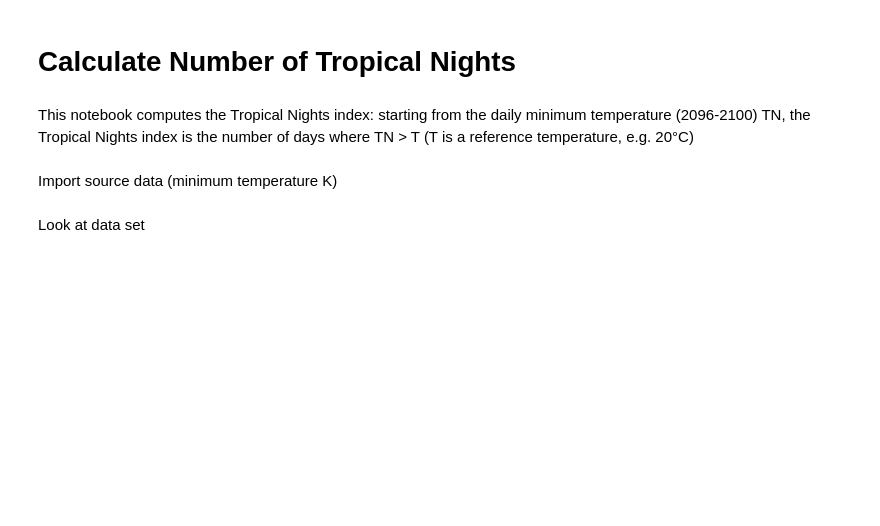
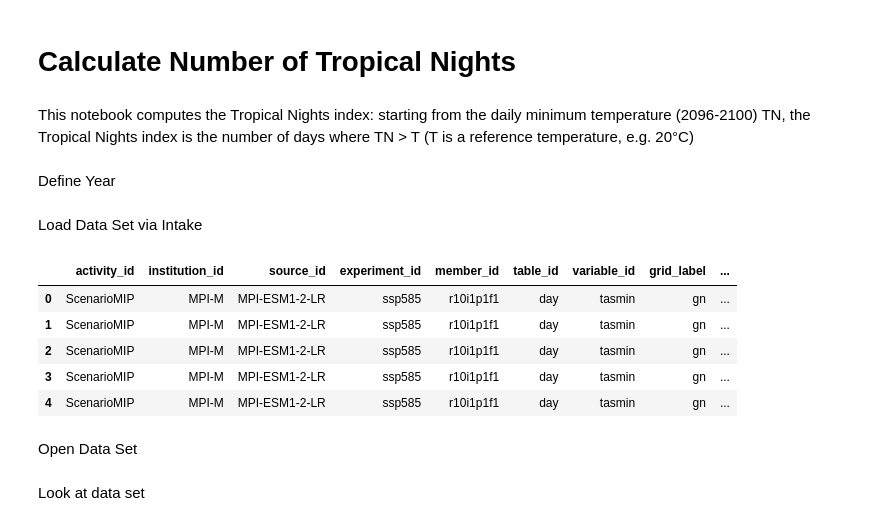
Before and after one commit to IS-ENES-Data/Climate-data-analysis-service, a Jupyter notebook: Tropical+Nights.ipynb, the cells around one changed output. Drawn from its saved outputs; the diff is of its cells as text; code cells hidden in the pictures; blank space fills up the shorter version.

```diff
--- a/Tropical+Nights.ipynb
+++ b/Tropical+Nights.ipynb
@@ -9,5 +10,5 @@ import xarray as xr
 import matplotlib.pyplot as plt
 import cartopy.crs as ccrs
 from cartopy.util import add_cyclic_point
-# %% [markdown]
-Import source data (minimum temperature K)
+# %% [markdown]
+Define Year
@@ -13,0 +17,31 @@ Import source data (minimum temperature K)
+# %% [markdown]
+Load Data Set via Intake
+# %%
+# Path to catalog descriptor on the DKRZ server
+col_url = "/work/ik1017/Catalogs/mistral-cmip6.json"
+
+# Open the catalog with the intake package and name it "col" as short for "collection"
+col = intake.open_esm_datastore(col_url)
+
+# This is how we tell intake what data we want
+
+query = dict(
+    source_id      = "MPI-ESM1-2-LR", # here we choose Max-Plack Institute's Earth Sytem Model in high resolution
+    variable_id    = "tasmin", # temperature at surface, maximum
+    table_id       = "day", # daily maximum
+    experiment_id  = "ssp585", # what we selected in the drop down menu,e.g. SSP2.4-5 2015-2100
+    member_id      = "r10i1p1f1", # "r" realization, "i" initialization, "p" physics, "f" forcing
+)
+
+# Intake looks for the query we just defined in the catalog of the CMIP6 data pool at DKRZ
+cat = col.search(**query)
+
+# Show query results
+cat.df
+# %% [output]
+|  | activity_id | institution_id | source_id | experiment_id | member_id | table_id | variable_id | grid_label | ... |
+| 0 | ScenarioMIP | MPI-M | MPI-ESM1-2-LR | ssp585 | r10i1p1f1 | day | tasmin | gn | ... |
+| 1 | ScenarioMIP | MPI-M | MPI-ESM1-2-LR | ssp585 | r10i1p1f1 | day | tasmin | gn | ... |
+| 2 | ScenarioMIP | MPI-M | MPI-ESM1-2-LR | ssp585 | r10i1p1f1 | day | tasmin | gn | ... |
+| 3 | ScenarioMIP | MPI-M | MPI-ESM1-2-LR | ssp585 | r10i1p1f1 | day | tasmin | gn | ... |
+| 4 | ScenarioMIP | MPI-M | MPI-ESM1-2-LR | ssp585 | r10i1p1f1 | day | tasmin | gn | ... |
@@ -14 +50,3 @@ Import source data (minimum temperature K)
+# %% [markdown]
+Open Data Set
 # %%
```
Also changed, not shown: parts of 10 cells of this notebook, 1 other file.
